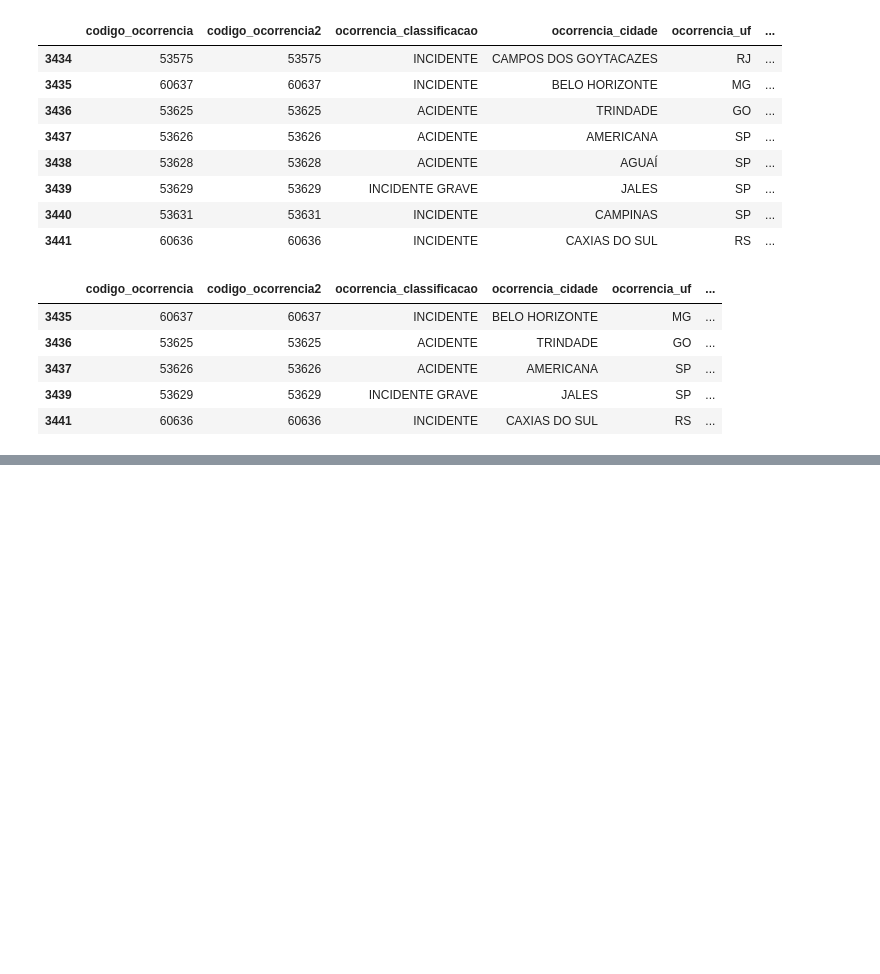
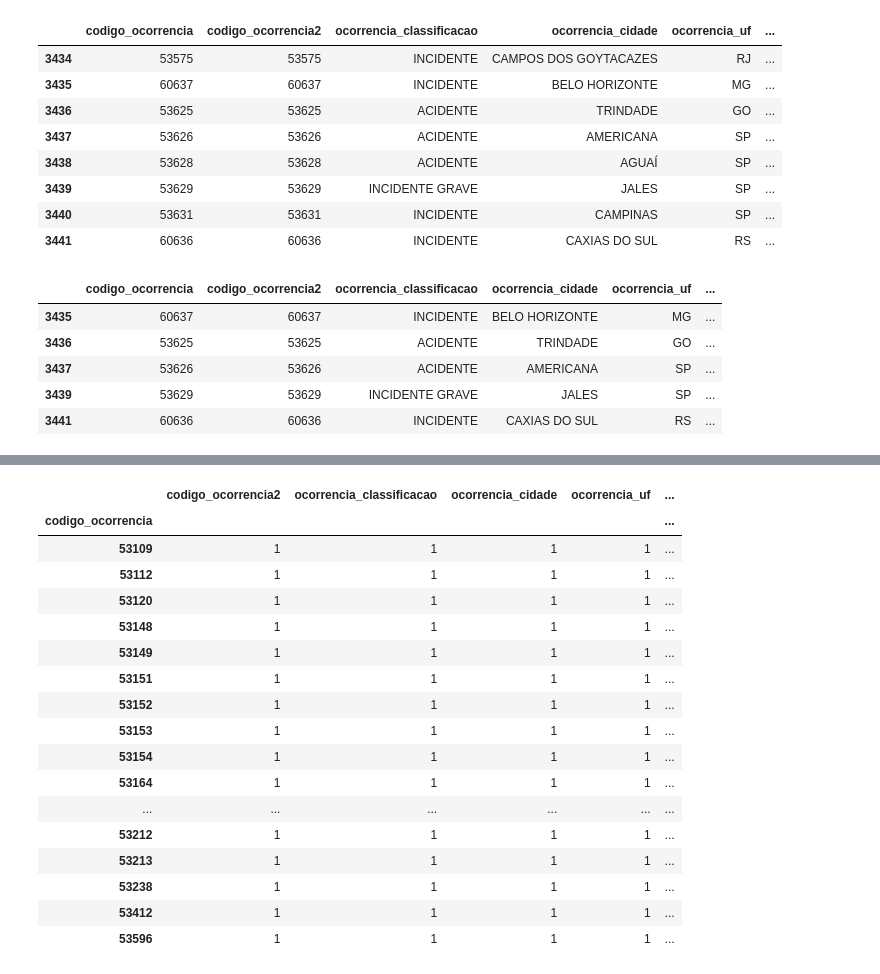
Before and after one commit to angelacpd/etl-dio, a Jupyter notebook: Transform.ipynb, the cells around one changed output, grey strips where cells are left out. Cells and saved outputs as stored; diff of their text form; code cells hidden in the pictures; blank space fills up the shorter version.

Commit message:
Groupby and sort.

```diff
--- a/Transform.ipynb
+++ b/Transform.ipynb
@@ -587,0 +626,22 @@ df.loc[filter1 & filter2]
+# %%
+# group by codigo_ocorrencia
+df_2015_03.groupby(['codigo_ocorrencia']).count()
+# %% [output]
+|  | codigo_ocorrencia2 | ocorrencia_classificacao | ocorrencia_cidade | ocorrencia_uf | ... |
+| codigo_ocorrencia |  |  |  |  | ... |
+| 53109 | 1 | 1 | 1 | 1 | ... |
+| 53112 | 1 | 1 | 1 | 1 | ... |
+| 53120 | 1 | 1 | 1 | 1 | ... |
+| 53148 | 1 | 1 | 1 | 1 | ... |
+| 53149 | 1 | 1 | 1 | 1 | ... |
+| 53151 | 1 | 1 | 1 | 1 | ... |
+| 53152 | 1 | 1 | 1 | 1 | ... |
+| 53153 | 1 | 1 | 1 | 1 | ... |
+| 53154 | 1 | 1 | 1 | 1 | ... |
+| 53164 | 1 | 1 | 1 | 1 | ... |
+| ... | ... | ... | ... | ... | ... |
+| 53212 | 1 | 1 | 1 | 1 | ... |
+| 53213 | 1 | 1 | 1 | 1 | ... |
+| 53238 | 1 | 1 | 1 | 1 | ... |
+| 53412 | 1 | 1 | 1 | 1 | ... |
+| 53596 | 1 | 1 | 1 | 1 | ... |
```
Also changed, not shown: parts of 8 cells of this notebook.
